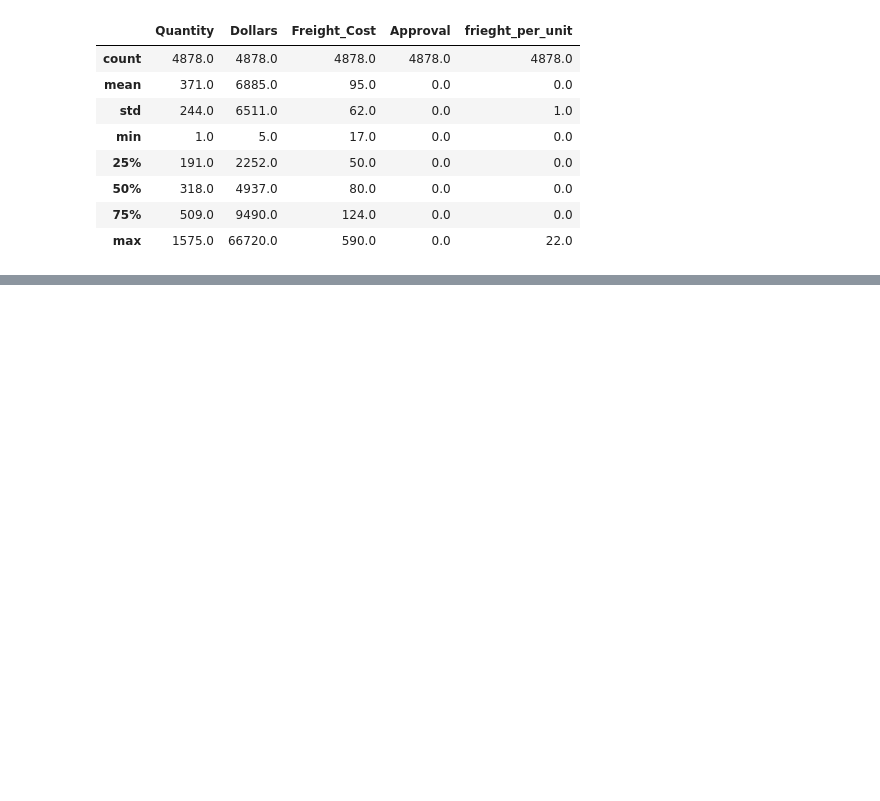
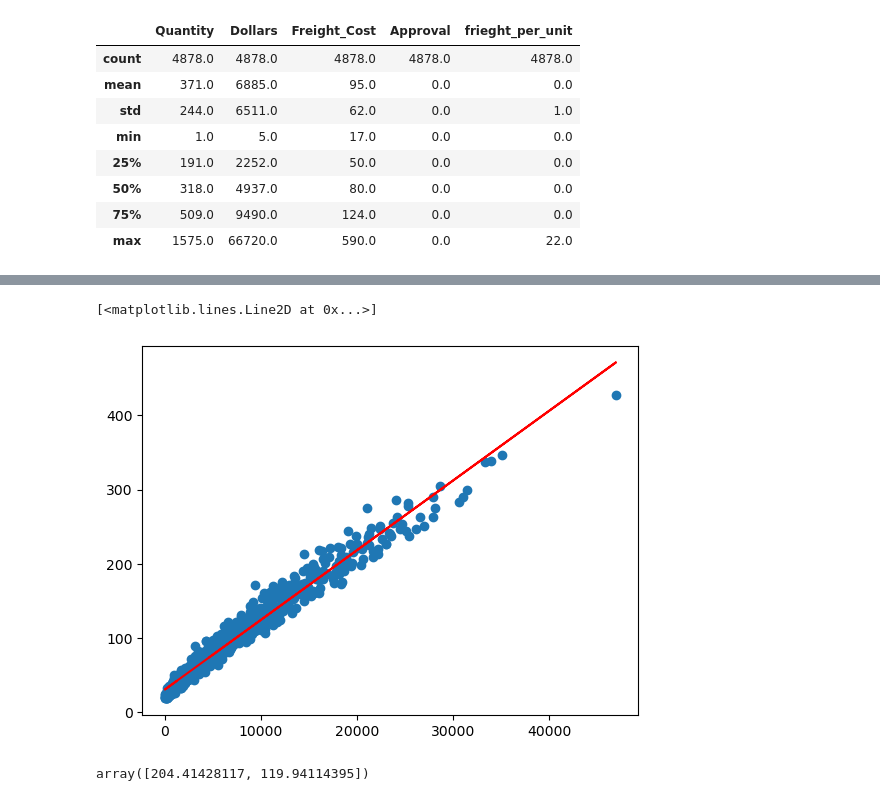
Before and after one commit to jayant132/Invoice-Intelligence-ML-Project, a Jupyter notebook: notebooks/Predicting Frieght Cost.ipynb, the cells around one changed output, grey strips where cells are left out. Cells and saved outputs as stored; diff of their text form; code cells hidden in the pictures; blank space fills up the shorter version.

```diff
--- a/notebooks/Predicting Frieght Cost.ipynb
+++ b/notebooks/Predicting Frieght Cost.ipynb
@@ -4,7 +4,7 @@ import sqlite3
 import seaborn as sns
 import matplotlib.pyplot as plt
 # %%
-conn = sqlite3.connect("/home/jayant/Music/Machine Learning Project/data/inventory.db")
+conn = sqlite3.connect("/home/jayant/Music/Machine Learning Project/Invoice-Intelligence-ML-Project/data/inventory.db")
 tables = pd.read_sql_query("Select name from sqlite_master  where type = 'table'",conn)
 # %%
 tables
@@ -107,7 +107,7 @@ vendor_df.loc[vendor_df['Quantity'] > high_quantity,'frieght_per_unit'].mean()
 # %% [output]
 0.23240469976587547
 # %%
-X = vendor_df[['Quantity', 'Dollars']]
+X = vendor_df[[ 'Dollars']]
 y= vendor_df['Freight_Cost']
 # %%
 vendor_df.describe().round()
@@ -129,0 +133,9 @@ X_train
+# %%
+model1 = LinearRegression()
+model1.fit(X_train,y_train)
+
+model2 = DecisionTreeRegressor(max_depth =6,random_state =42)
+model2.fit(X_train,y_train)
+
+model3 = RandomForestRegressor(max_depth =2,random_state =42)
+model3.fit(X_train,y_train)
@@ -129,0 +175,6 @@ X_train
+# %%
+plt.scatter(X_test, y_test)
+plt.plot(X_test, model1.predict(X_test),color = 'red')
+# %% [output]
+[<matplotlib.lines.Line2D at 0x...>]
+[figure, added]
@@ -129,0 +186,4 @@ X_train
+# %%
+model1.predict(df)
+# %% [output]
+array([204.41428117, 119.94114395])
```
Also changed, not shown: parts of 5 cells of this notebook, 9 other files.
